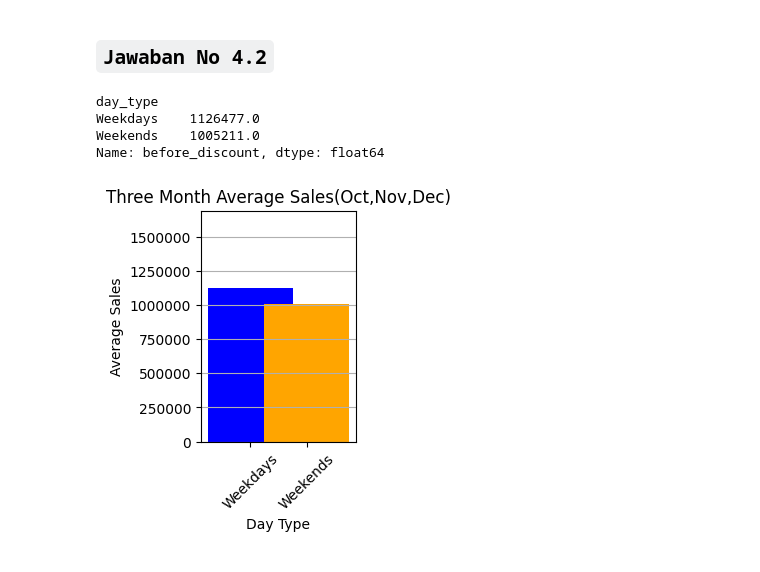
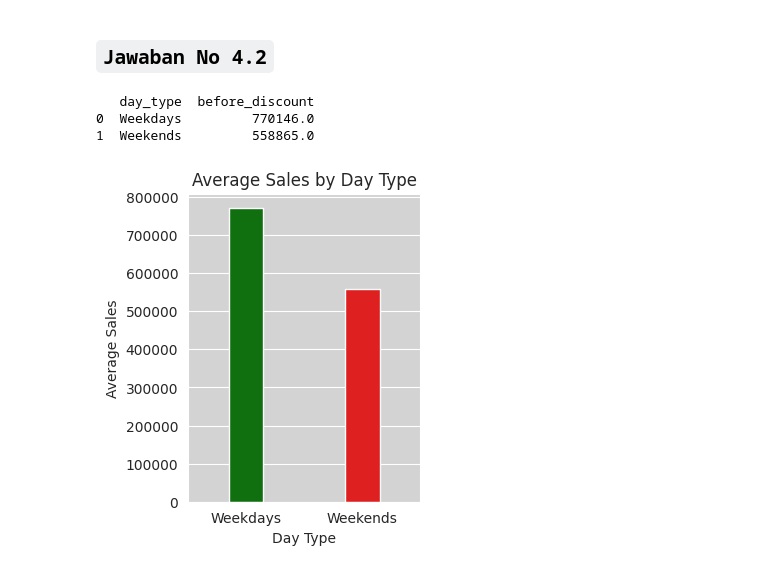
Before and after one commit to rizky-syahputra/python_for_da, a Jupyter notebook: Python_sales_analysis_pandas.ipynb, the cells around one changed output. Cells and saved outputs as stored; diff of their text form; code cells hidden in the pictures.

```diff
--- a/Python_sales_analysis_pandas.ipynb
+++ b/Python_sales_analysis_pandas.ipynb
@@ -507,33 +493,32 @@ Name: before_discount, dtype: float64
 ## `Jawaban No 4.2`
 # %%
 df_od['order_date'] = pd.to_datetime(df_od['order_date'])
-
 df_od['month'] = df_od['order_date'].dt.month
 df_od['day'] = df_od['order_date'].dt.dayofweek
 
 df_od['day_type'] = 'Weekdays'
 df_od.loc[df_od['day'] >= 5, 'day_type'] = 'Weekends'
 
-filtered_df = df_od[(df_od['order_date'] >= '2022-10-01') & (df_od['order_date'] <= '2022-12-31')]
+filtered_df = df_od[(df_od['order_date'] >= '2022-10-01') &
+                   (df_od['order_date'] <= '2022-12-31') &
+                   (df_od['is_valid'] == 1)]
 
-average_sales = filtered_df.groupby('day_type')['before_discount'].mean().round()
+average_sales = filtered_df.groupby('day_type')['before_discount'].mean().round().reset_index()
 
 print(average_sales)
 
-plt.figure(figsize=(2, 3))
-plt.ticklabel_format(style='plain', axis='y')
-plt.ylim(0, max(average_sales.values) * 1.5)
-width = 1.5
-plt.bar(average_sales.index, average_sales.values, width, color=['blue', 'orange'])
-plt.title('Three Month Average Sales(Oct,Nov,Dec)')
+# Membuat plot
+plt.figure(figsize=(3, 4))
+sns.set_style("darkgrid")
+colors = {"Weekdays": "green", "Weekends": "red"}
+sns.barplot(x='day_type', y='before_discount', hue='day_type', data=average_sales, width=0.3, palette=colors)
+plt.title('Average Sales by Day Type')
 plt.xlabel('Day Type')
 plt.ylabel('Average Sales')
-plt.xticks(rotation=45)
-plt.grid(axis='y')
+plt.gca().set_facecolor('lightgrey')
 plt.show()
 # %% [output]
-day_type
-Weekdays    1126477.0
-Weekends    1005211.0
-Name: before_discount, dtype: float64
+   day_type  before_discount
+0  Weekdays         770146.0
+1  Weekends         558865.0
-[figure, old version]
+[figure, new version]
```
Also changed, not shown: parts of 6 cells of this notebook.
